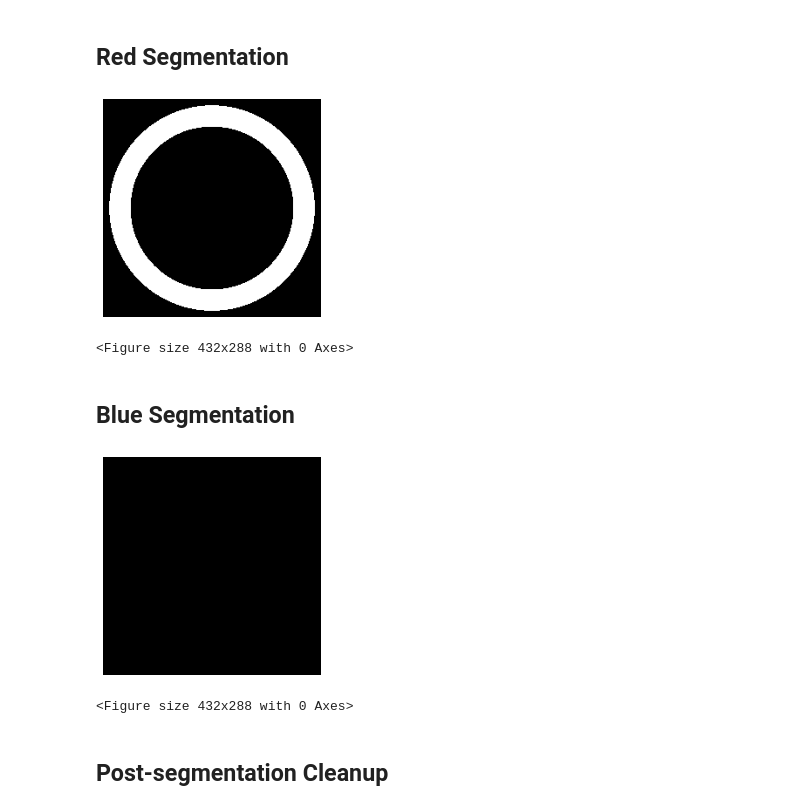
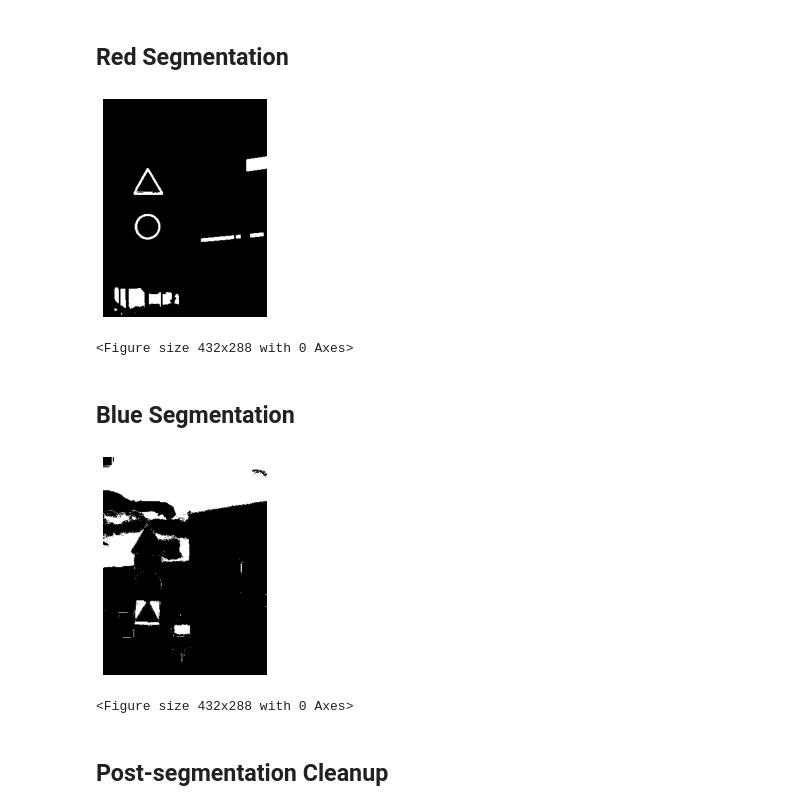
Before and after one commit to Telmooo/traffic-signifier, a Jupyter notebook: traffic_signifier.ipynb, the cells around one changed output. Cells and saved outputs as stored; diff of their text form; code cells hidden in the pictures.

```diff
--- a/traffic_signifier.ipynb
+++ b/traffic_signifier.ipynb
@@ -32,9 +32,8 @@ def display_gray_image(gray_image, show=True):
 # %% [markdown]
 # Original Image
 # %%
-selected_image = 102
-# src_image = cv.imread(f"{DATA_DIR}/road{selected_image}.png")
-src_image = cv.imread(f"data/signs/prohibitory/prohibited-action-speed.png")
+selected_image = 561
+src_image = cv.imread(f"{DATA_DIR}/road{selected_image}.png")
 
 fig, ax = display_bgr_image(src_image)
 plt.clf();
@@ -157,7 +156,7 @@ def segment_reds(bgr_image):
     segmented_image = cv.bitwise_and(bgr_image, bgr_image, mask=mask)
 
     # Binarize
-    BIN_THRESHOLD = 0.75
+    BIN_THRESHOLD = 0.50
 
     gray_image = cv.cvtColor(segmented_image, cv.COLOR_BGR2GRAY)
 
@@ -170,38 +169,37 @@ red_segmented_image = segment_reds(src_image)
 fig, ax = display_gray_image(red_segmented_image)
 plt.clf();
 # %% [output]
-[figure, old version]
+[figure, new version]
 <Figure size 432x288 with 0 Axes>
 # %% [markdown]
 ## Blue Segmentation
 # %%
 def segment_blues(bgr_image):
     hsv_image = cv.cvtColor(bgr_image, cv.COLOR_BGR2HSV)
 
     # Blue zones
-    lowerbound = np.array([100, 40, 100])
-    upperbound = np.array([120, 255, 255])
+    lowerbound = np.array([100, 40, 70])
+    upperbound = np.array([140, 255, 255])
 
     mask = cv.inRange(hsv_image, lowerbound, upperbound)
 
     # Segment by color
     segmented_image = cv.bitwise_and(bgr_image, bgr_image, mask=mask)
 
     # Binarize
-    BIN_THRESHOLD = 0.75
+    BIN_THRESHOLD = 0.50
 
     gray_image = cv.cvtColor(segmented_image, cv.COLOR_BGR2GRAY)
 
     threshold = int(255 * BIN_THRESHOLD)
     ret_thresh, segmented_image = cv.threshold(gray_image, threshold, 255, cv.THRESH_BINARY + cv.THRESH_OTSU)
-
     return segmented_image
 
 blue_segmented_image = segment_blues(processed_image)
 fig, ax = display_gray_image(blue_segmented_image)
 plt.clf();
 # %% [output]
-[figure, old version]
+[figure, new version]
 <Figure size 432x288 with 0 Axes>
 # %% [markdown]
 ## Post-segmentation Cleanup
```
Also changed, not shown: parts of 10 cells of this notebook.
